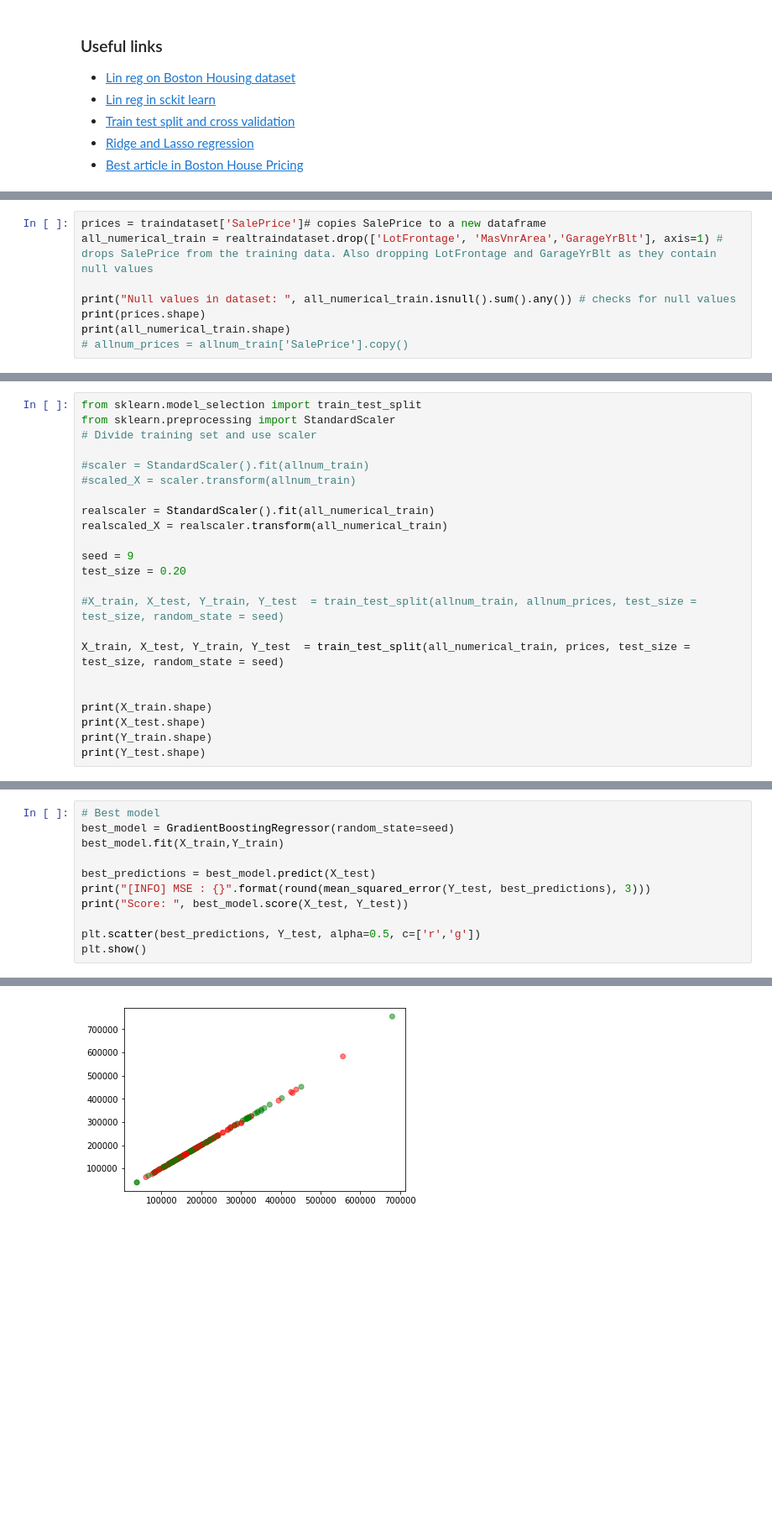
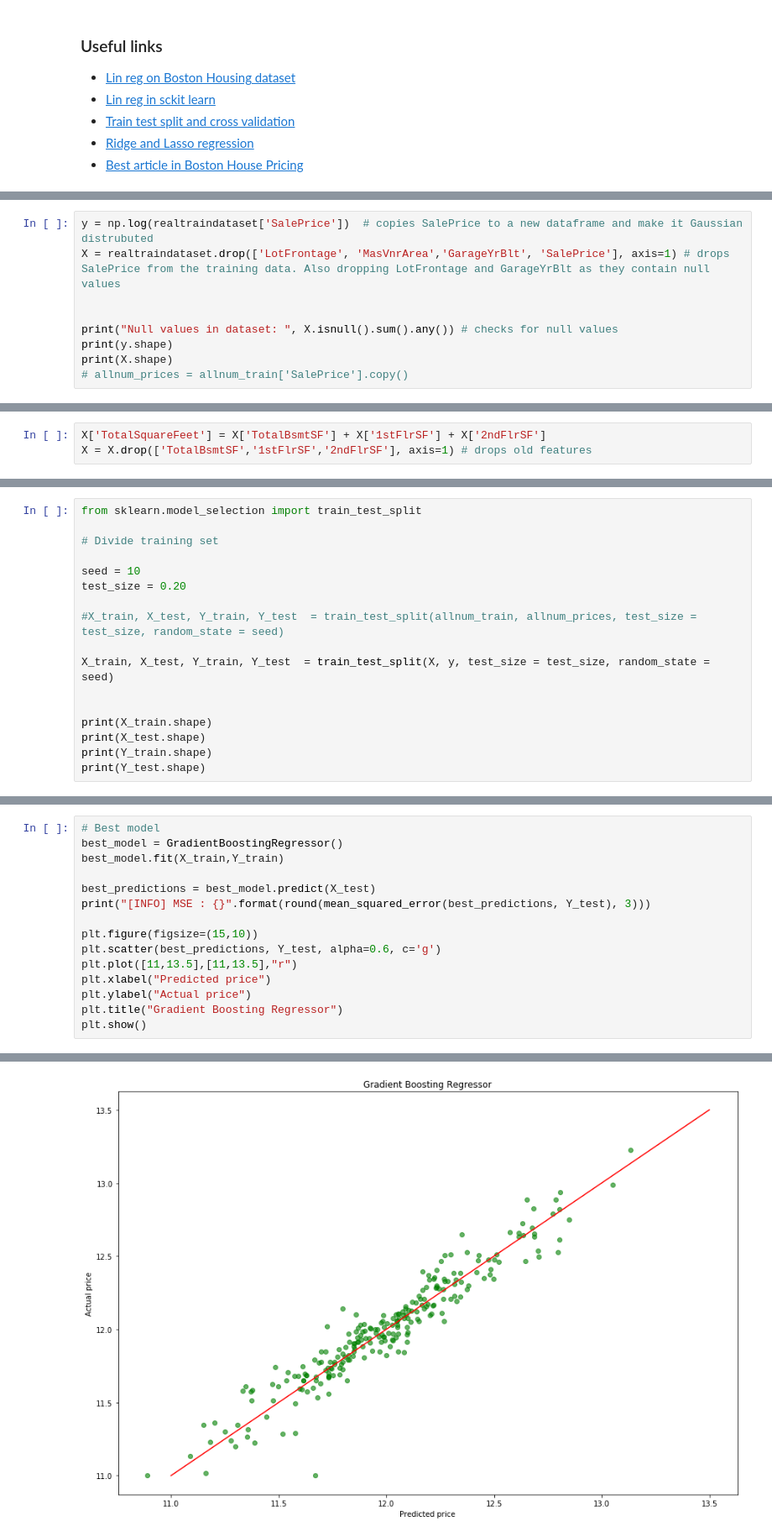
Before and after one commit to yohannjs/AML-2019, a Jupyter notebook: Challenges/House_Pricing/eivind_hpc.ipynb, the cells around one changed output, grey strips where cells are left out. Shown: that part at 84% size. Drawn from its saved outputs; the diff is of its cells as text; blank space fills up the shorter version.

Commit message:
working model selection and hyperparameter optimazation

```diff
--- a/Challenges/House_Pricing/eivind_hpc.ipynb
+++ b/Challenges/House_Pricing/eivind_hpc.ipynb
@@ -251,10 +68,11 @@ Colums in dataset:  253
 # %%
-prices = traindataset['SalePrice']# copies SalePrice to a new dataframe
-all_numerical_train = realtraindataset.drop(['LotFrontage', 'MasVnrArea','GarageYrBlt'], axis=1) # drops SalePrice from the training data. Also dropping LotFrontage and GarageYrBlt as they contain null values
+y = np.log(realtraindataset['SalePrice'])  # copies SalePrice to a new dataframe and make it Gaussian distrubuted
+X = realtraindataset.drop(['LotFrontage', 'MasVnrArea','GarageYrBlt', 'SalePrice'], axis=1) # drops SalePrice from the training data. Also dropping LotFrontage and GarageYrBlt as they contain null values
 
-print("Null values in dataset: ", all_numerical_train.isnull().sum().any()) # checks for null values
-print(prices.shape)
-print(all_numerical_train.shape)
+
+print("Null values in dataset: ", X.isnull().sum().any()) # checks for null values
+print(y.shape)
+print(X.shape)
 # allnum_prices = allnum_train['SalePrice'].copy()
 # %% [output]
 Null values in dataset:  False
@@ -276,0 +83,3 @@ sns.heatmap(all_numerical_train.corr(method="pearson"))
+# %%
+X['TotalSquareFeet'] = X['TotalBsmtSF'] + X['1stFlrSF'] + X['2ndFlrSF']
+X = X.drop(['TotalBsmtSF','1stFlrSF','2ndFlrSF'], axis=1) # drops old features
@@ -277,20 +119,14 @@ sns.heatmap(all_numerical_train.corr(method="pearson"))
 # %%
 from sklearn.model_selection import train_test_split
-from sklearn.preprocessing import StandardScaler
-# Divide training set and use scaler
 
-#scaler = StandardScaler().fit(allnum_train)
-#scaled_X = scaler.transform(allnum_train)
+# Divide training set
 
-realscaler = StandardScaler().fit(all_numerical_train)
-realscaled_X = realscaler.transform(all_numerical_train)
-
-seed = 9
+seed = 10
 test_size = 0.20
 
 #X_train, X_test, Y_train, Y_test  = train_test_split(allnum_train, allnum_prices, test_size = test_size, random_state = seed)
 
-X_train, X_test, Y_train, Y_test  = train_test_split(all_numerical_train, prices, test_size = test_size, random_state = seed)
+X_train, X_test, Y_train, Y_test  = train_test_split(X, y, test_size = test_size, random_state = seed)
 
 
 print(X_train.shape)
@@ -370,12 +217,16 @@ DecisionTree: -70859050.786, 111930040.769
 # %%
 # Best model
-best_model = GradientBoostingRegressor(random_state=seed)
+best_model = GradientBoostingRegressor()
 best_model.fit(X_train,Y_train)
 
 best_predictions = best_model.predict(X_test)
-print("[INFO] MSE : {}".format(round(mean_squared_error(Y_test, best_predictions), 3)))
-print("Score: ", best_model.score(X_test, Y_test))
+print("[INFO] MSE : {}".format(round(mean_squared_error(best_predictions, Y_test), 3)))
 
-plt.scatter(best_predictions, Y_test, alpha=0.5, c=['r','g'])
+plt.figure(figsize=(15,10))
+plt.scatter(best_predictions, Y_test, alpha=0.6, c='g')
+plt.plot([11,13.5],[11,13.5],"r")
+plt.xlabel("Predicted price")
+plt.ylabel("Actual price")
+plt.title("Gradient Boosting Regressor")
 plt.show()
 # %% [output]
@@ -384 +234 @@ Score:  0.9964592119164064
-[figure, old version]
+[figure, new version]
```
Also changed, not shown: parts of 36 cells of this notebook.
